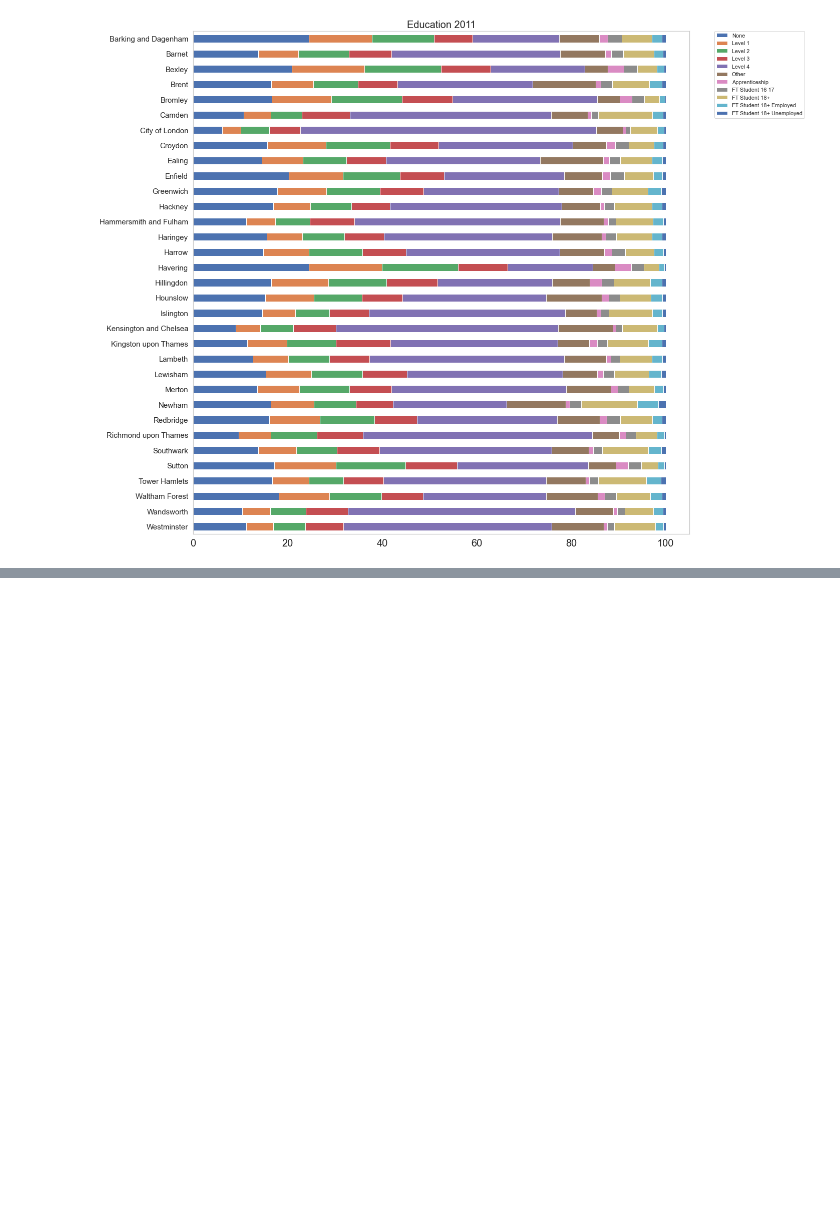
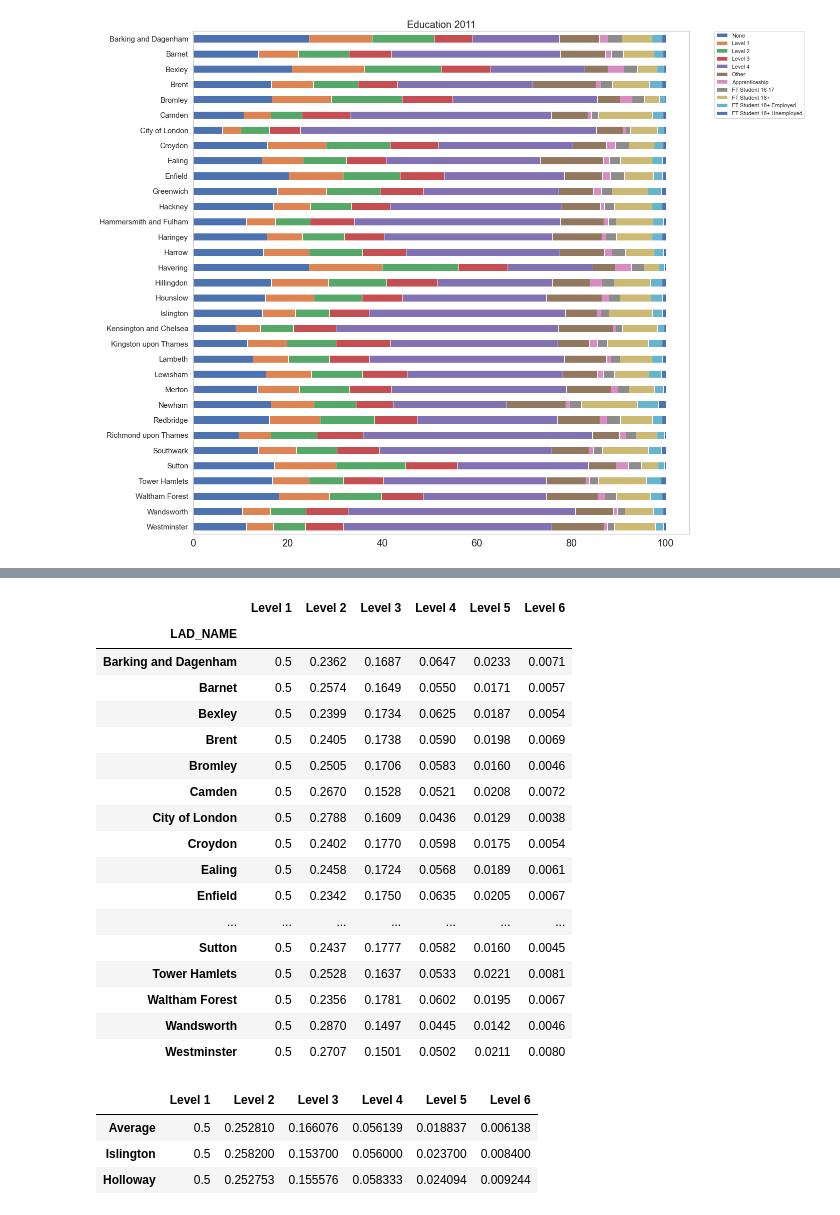
Before and after one commit to neal-bamford/sd-map-streamlit, a Jupyter notebook: SD_Map_Dev.ipynb, the cells around one changed output, grey strips where cells are left out. Drawn from its saved outputs; the diff is of its cells as text; code cells hidden in the pictures; blank space fills up the shorter version.

```diff
--- a/SD_Map_Dev.ipynb
+++ b/SD_Map_Dev.ipynb
@@ -1107,0 +1217,28 @@ plt.tight_layout()
+# %%
+general_health_by_borough_year_df_all
+# %% [output]
+|  | Level 1 | Level 2 | Level 3 | Level 4 | Level 5 | Level 6 |
+| LAD_NAME |  |  |  |  |  |  |
+| Barking and Dagenham | 0.5 | 0.2362 | 0.1687 | 0.0647 | 0.0233 | 0.0071 |
+| Barnet | 0.5 | 0.2574 | 0.1649 | 0.0550 | 0.0171 | 0.0057 |
+| Bexley | 0.5 | 0.2399 | 0.1734 | 0.0625 | 0.0187 | 0.0054 |
+| Brent | 0.5 | 0.2405 | 0.1738 | 0.0590 | 0.0198 | 0.0069 |
+| Bromley | 0.5 | 0.2505 | 0.1706 | 0.0583 | 0.0160 | 0.0046 |
+| Camden | 0.5 | 0.2670 | 0.1528 | 0.0521 | 0.0208 | 0.0072 |
+| City of London | 0.5 | 0.2788 | 0.1609 | 0.0436 | 0.0129 | 0.0038 |
+| Croydon | 0.5 | 0.2402 | 0.1770 | 0.0598 | 0.0175 | 0.0054 |
+| Ealing | 0.5 | 0.2458 | 0.1724 | 0.0568 | 0.0189 | 0.0061 |
+| Enfield | 0.5 | 0.2342 | 0.1750 | 0.0635 | 0.0205 | 0.0067 |
+| ... | ... | ... | ... | ... | ... | ... |
+| Sutton | 0.5 | 0.2437 | 0.1777 | 0.0582 | 0.0160 | 0.0045 |
+| Tower Hamlets | 0.5 | 0.2528 | 0.1637 | 0.0533 | 0.0221 | 0.0081 |
+| Waltham Forest | 0.5 | 0.2356 | 0.1781 | 0.0602 | 0.0195 | 0.0067 |
+| Wandsworth | 0.5 | 0.2870 | 0.1497 | 0.0445 | 0.0142 | 0.0046 |
+| Westminster | 0.5 | 0.2707 | 0.1501 | 0.0502 | 0.0211 | 0.0080 |
+# %%
+general_health_by_borough_year_df_reduced
+# %% [output]
+|  | Level 1 | Level 2 | Level 3 | Level 4 | Level 5 | Level 6 |
+| Average | 0.5 | 0.252810 | 0.166076 | 0.056139 | 0.018837 | 0.006138 |
+| Islington | 0.5 | 0.258200 | 0.153700 | 0.056000 | 0.023700 | 0.008400 |
+| Holloway | 0.5 | 0.252753 | 0.155576 | 0.058333 | 0.024094 | 0.009244 |
```
Also changed, not shown: parts of 11 cells of this notebook, 10 other files.
